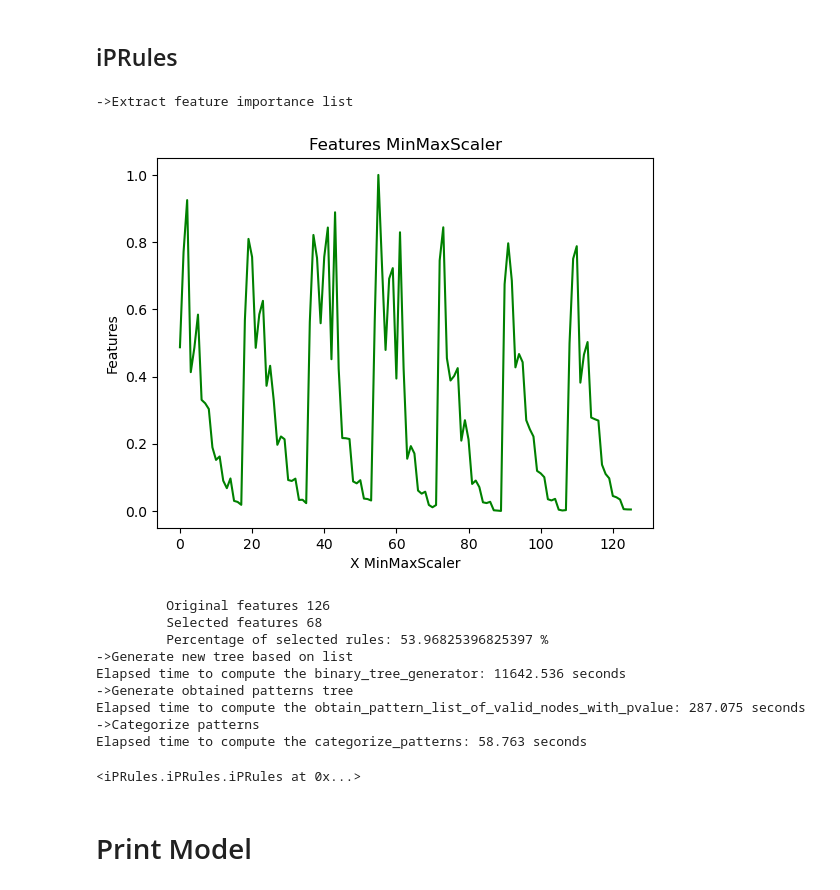
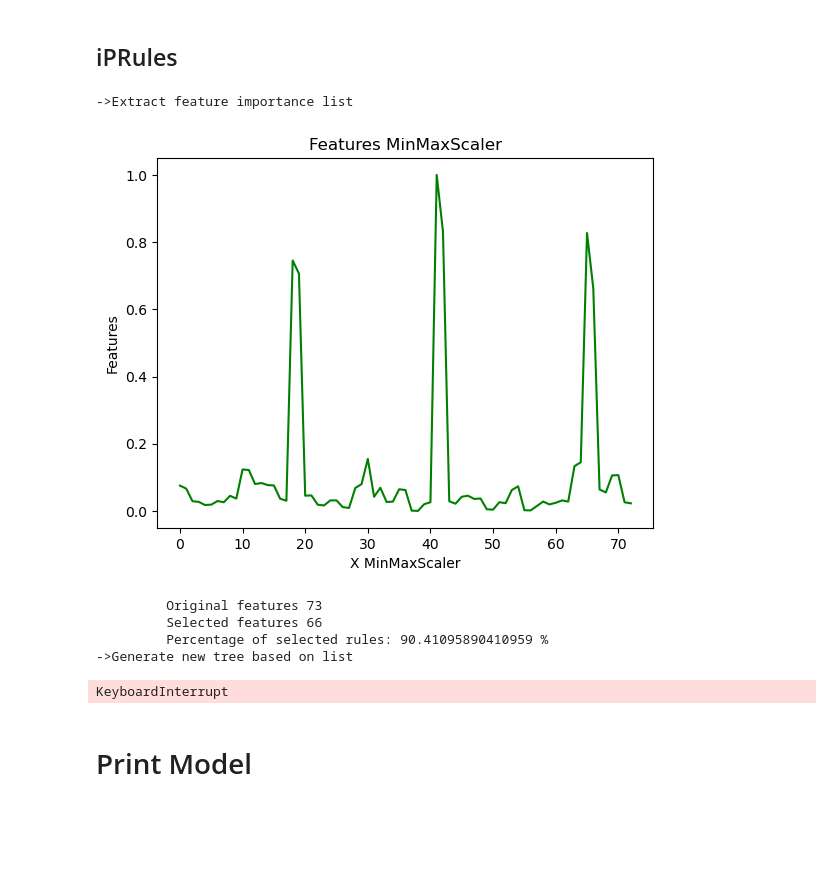
Before and after one commit to marioopv/iPRules, a Jupyter notebook: notebooks/IPRules/iPRules_example.ipynb, the cells around one changed output. Saved outputs shown, nothing was run; the diff lists cells and outputs as text; code cells hidden in the pictures; blank space fills up the shorter version.

```diff
--- a/notebooks/IPRules/iPRules_example.ipynb
+++ b/notebooks/IPRules/iPRules_example.ipynb
@@ -14,11 +14,11 @@ from sklearn import metrics
 
 from notebooks.IPRules.read_datasets import read_dataset
 
-name = "connect-4"
+filename = "kr-vs-kp"
 
 path = f'../..'
-dataset_path_name = f'{path}/data/{name}.csv'
-X, y, dataset, target_value_name, pandas_dataset = read_dataset(name, dataset_path_name)
+dataset_path_name = f'{path}/data/{filename}.csv'
+X, y, dataset, target_value_name, pandas_dataset = read_dataset(filename, dataset_path_name)
 
 pandas_dataset.head()
 # %% [output]
@@ -64,31 +64,26 @@ RandomForestClassifier()
 # %%
 from iPRules.iPRules import iPRules
 
 rules = iPRules(
                 feature_names=dataset.feature_names,
                 target_value_name = dataset.target_names,
                 display_features = True,
                 display_logs = True,
                 chi_square_percent_point_function = 0.95,
-                scale_feature_coefficient = 0.2,
+                scale_feature_coefficient = 0.01,
                 min_accuracy_coefficient = 0.9,
-                min_number_class_per_node = 3
+                min_number_class_per_node = 5
             )
 # Fit model
 rules.fit(encoded_train_pandas_dataset, ensemble.feature_importances_)
 # %% [output]
 ->Extract feature importance list
-[figure, old version]
+[figure, new version]
-         Original features 126
-         Selected features 68
-         Percentage of selected rules: 53.96825396825397 %
+         Original features 73
+         Selected features 66
+         Percentage of selected rules: 90.41095890410959 %
 ->Generate new tree based on list
-Elapsed time to compute the binary_tree_generator: 11642.536 seconds
-->Generate obtained patterns tree
-Elapsed time to compute the obtain_pattern_list_of_valid_nodes_with_pvalue: 287.075 seconds
-->Categorize patterns
-Elapsed time to compute the categorize_patterns: 58.763 seconds
-<iPRules.iPRules.iPRules at 0x...>
+KeyboardInterrupt
 # %% [markdown]
 # Print Model
 # %%
```
Also changed, not shown: parts of 5 cells of this notebook, 54 other files.
